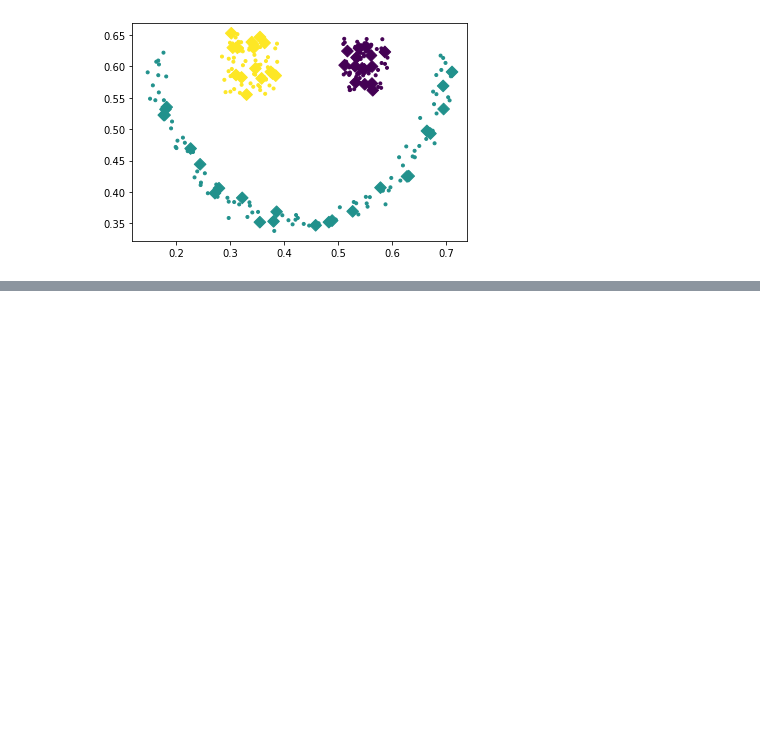
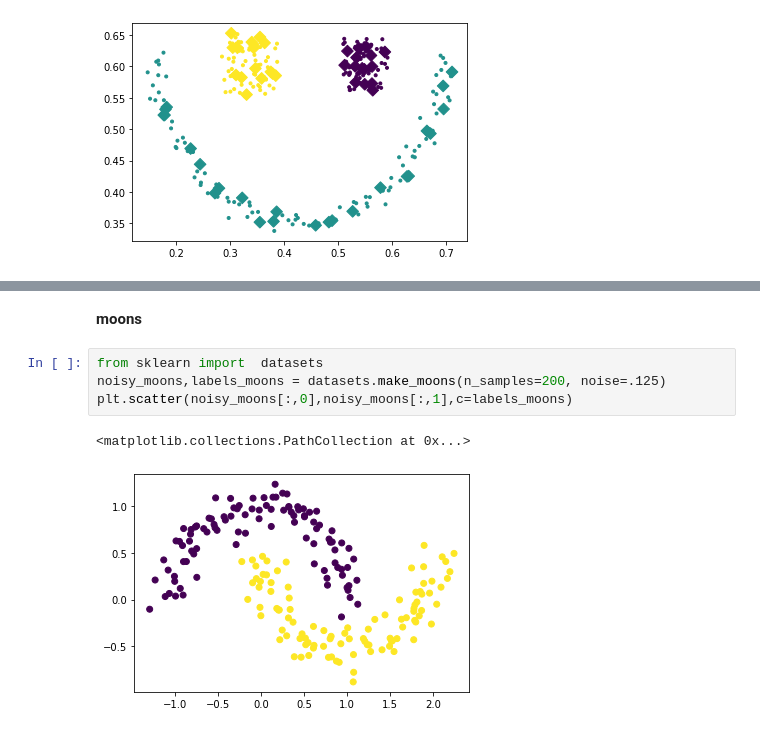
Before and after one commit to Bryan0122/PRI, a Jupyter notebook: PRI_Test2.ipynb, the cells around one changed output, grey strips where cells are left out. Saved outputs shown, nothing was run; the diff lists cells and outputs as text; blank space fills up the shorter version.

```diff
--- a/PRI_Test2.ipynb
+++ b/PRI_Test2.ipynb
@@ -167,0 +216,9 @@ Ari: 1.0 y accuracy: 1.0
+# %% [markdown]
+**moons**
+# %%
+from sklearn import  datasets
+noisy_moons,labels_moons = datasets.make_moons(n_samples=200, noise=.125)
+plt.scatter(noisy_moons[:,0],noisy_moons[:,1],c=labels_moons)
+# %% [output]
+<matplotlib.collections.PathCollection at 0x...>
+[figure, added]
```
Also changed, not shown: parts of 8 cells of this notebook.
